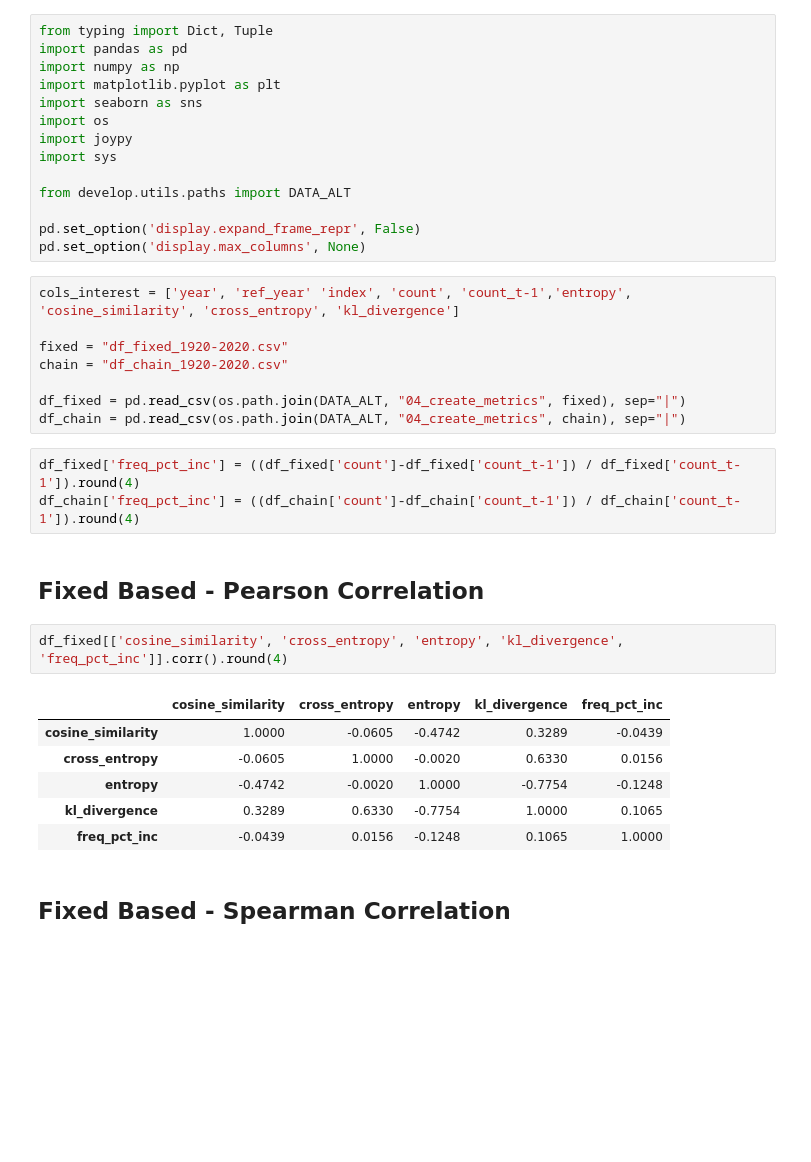
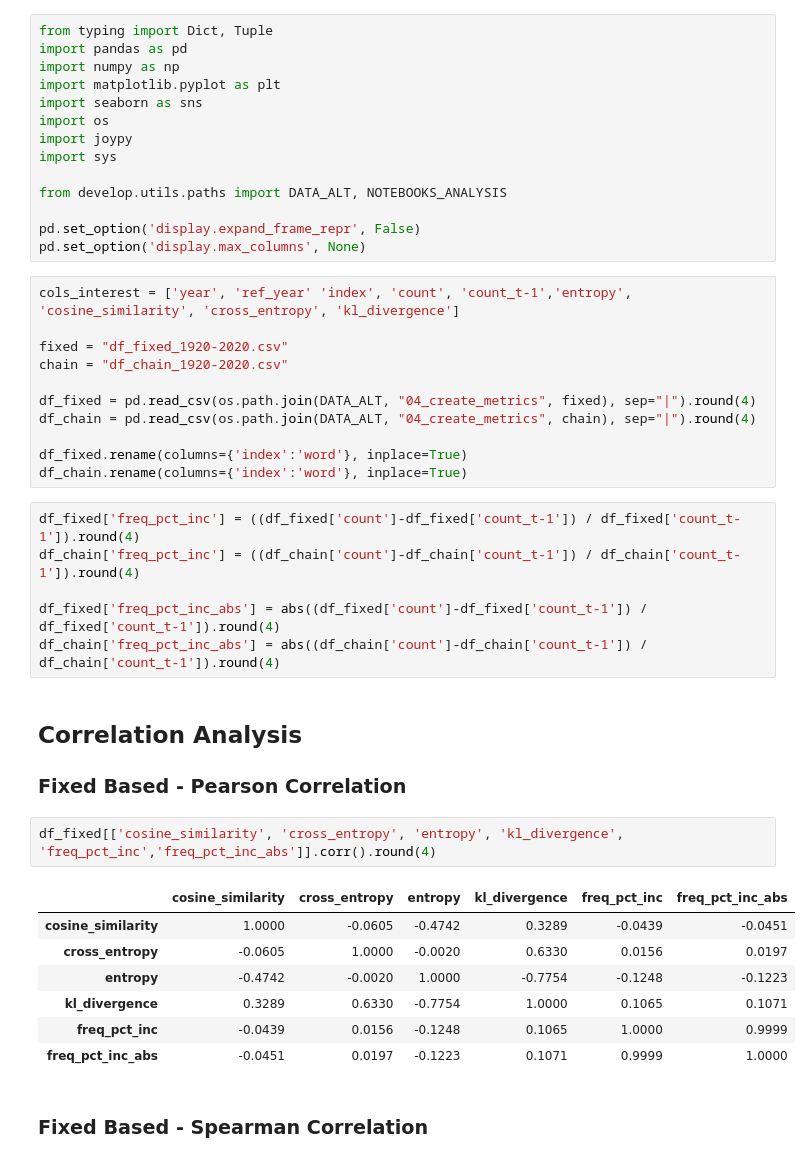
Before and after one commit to NauelSerraino/central-bank-speech-analysis, a Jupyter notebook: develop/notebooks/pearson_corr_analysis.ipynb, the cells around one changed output. Saved outputs shown, nothing was run; the diff lists cells and outputs as text; blank space fills up the shorter version.

```diff
--- a/develop/notebooks/pearson_corr_analysis.ipynb
+++ b/develop/notebooks/pearson_corr_analysis.ipynb
@@ -8,7 +8,7 @@ import os
 import joypy
 import sys
 
-from develop.utils.paths import DATA_ALT
+from develop.utils.paths import DATA_ALT, NOTEBOOKS_ANALYSIS
 
 pd.set_option('display.expand_frame_repr', False)
 pd.set_option('display.max_columns', None)
@@ -18,22 +18,30 @@ cols_interest = ['year', 'ref_year' 'index', 'count', 'count_t-1','entropy', 'co
 fixed = "df_fixed_1920-2020.csv"
 chain = "df_chain_1920-2020.csv"
 
-df_fixed = pd.read_csv(os.path.join(DATA_ALT, "04_create_metrics", fixed), sep="|")
-df_chain = pd.read_csv(os.path.join(DATA_ALT, "04_create_metrics", chain), sep="|")
+df_fixed = pd.read_csv(os.path.join(DATA_ALT, "04_create_metrics", fixed), sep="|").round(4)
+df_chain = pd.read_csv(os.path.join(DATA_ALT, "04_create_metrics", chain), sep="|").round(4)
+
+df_fixed.rename(columns={'index':'word'}, inplace=True)
+df_chain.rename(columns={'index':'word'}, inplace=True)
 # %%
 df_fixed['freq_pct_inc'] = ((df_fixed['count']-df_fixed['count_t-1']) / df_fixed['count_t-1']).round(4)
 df_chain['freq_pct_inc'] = ((df_chain['count']-df_chain['count_t-1']) / df_chain['count_t-1']).round(4)
+
+df_fixed['freq_pct_inc_abs'] = abs((df_fixed['count']-df_fixed['count_t-1']) / df_fixed['count_t-1']).round(4)
+df_chain['freq_pct_inc_abs'] = abs((df_chain['count']-df_chain['count_t-1']) / df_chain['count_t-1']).round(4)
-# %% [markdown]
-## Fixed Based - Pearson Correlation
+# %% [markdown]
+## Correlation Analysis
+### Fixed Based - Pearson Correlation
 # %%
-df_fixed[['cosine_similarity', 'cross_entropy', 'entropy', 'kl_divergence', 'freq_pct_inc']].corr().round(4)
+df_fixed[['cosine_similarity', 'cross_entropy', 'entropy', 'kl_divergence', 'freq_pct_inc','freq_pct_inc_abs']].corr().round(4)
 # %% [output]
-|  | cosine_similarity | cross_entropy | entropy | kl_divergence | freq_pct_inc |
-| cosine_similarity | 1.0000 | -0.0605 | -0.4742 | 0.3289 | -0.0439 |
-| cross_entropy | -0.0605 | 1.0000 | -0.0020 | 0.6330 | 0.0156 |
-| entropy | -0.4742 | -0.0020 | 1.0000 | -0.7754 | -0.1248 |
-| kl_divergence | 0.3289 | 0.6330 | -0.7754 | 1.0000 | 0.1065 |
-| freq_pct_inc | -0.0439 | 0.0156 | -0.1248 | 0.1065 | 1.0000 |
+|  | cosine_similarity | cross_entropy | entropy | kl_divergence | freq_pct_inc | freq_pct_inc_abs |
+| cosine_similarity | 1.0000 | -0.0605 | -0.4742 | 0.3289 | -0.0439 | -0.0451 |
+| cross_entropy | -0.0605 | 1.0000 | -0.0020 | 0.6330 | 0.0156 | 0.0197 |
+| entropy | -0.4742 | -0.0020 | 1.0000 | -0.7754 | -0.1248 | -0.1223 |
+| kl_divergence | 0.3289 | 0.6330 | -0.7754 | 1.0000 | 0.1065 | 0.1071 |
+| freq_pct_inc | -0.0439 | 0.0156 | -0.1248 | 0.1065 | 1.0000 | 0.9999 |
+| freq_pct_inc_abs | -0.0451 | 0.0197 | -0.1223 | 0.1071 | 0.9999 | 1.0000 |
 # %% [markdown]
-## Fixed Based - Spearman Correlation
+### Fixed Based - Spearman Correlation
 # %%
```
Also changed, not shown: parts of 31 cells of this notebook, 2 other files.
